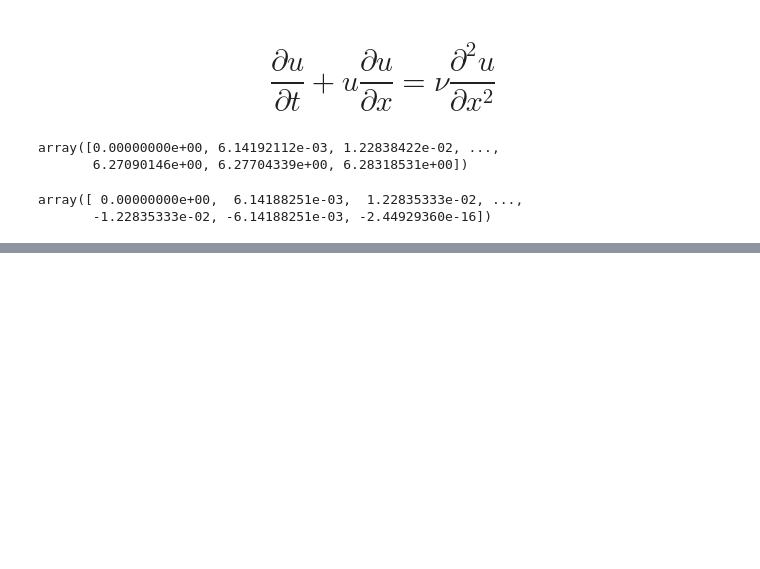
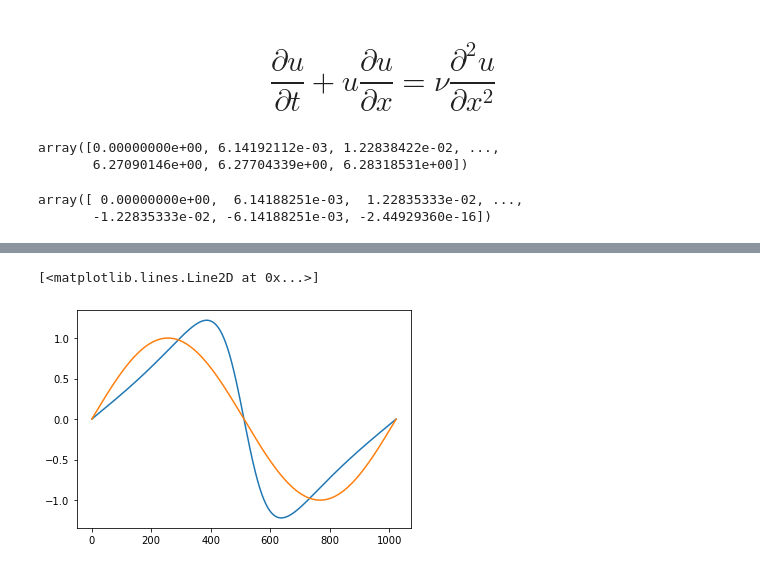
Before and after one commit to High-Performation-Computing-Group/Pseudo-Spectral-Method, a Jupyter notebook: Python/Day1/Day1_burgers.ipynb, the cells around one changed output, grey strips where cells are left out. Saved outputs shown, nothing was run; the diff lists cells and outputs as text; code cells hidden in the pictures; blank space fills up the shorter version.

```diff
--- a/Python/Day1/Day1_burgers.ipynb
+++ b/Python/Day1/Day1_burgers.ipynb
@@ -104,0 +107,6 @@ array([-2.16840434e-19,  1.98738136e-06,  5.62704382e-06, ...,
+# %%
+plt.plot(UX)
+plt.plot(UX2)
+# %% [output]
+[<matplotlib.lines.Line2D at 0x...>]
+[figure, added]
```
Also changed, not shown: parts of 9 cells of this notebook, 5 other files.
